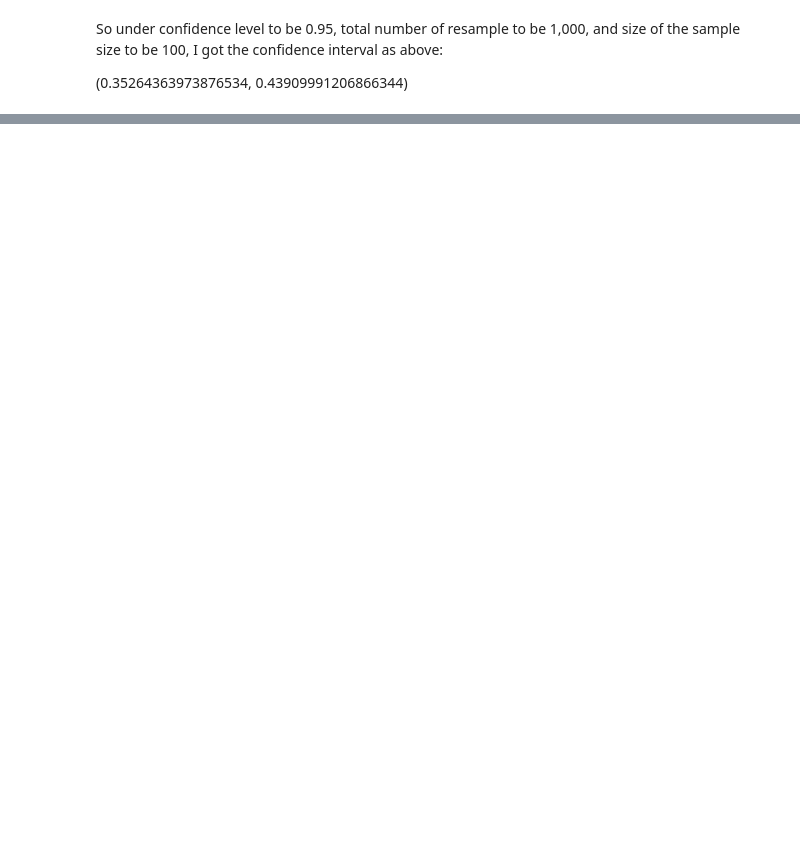
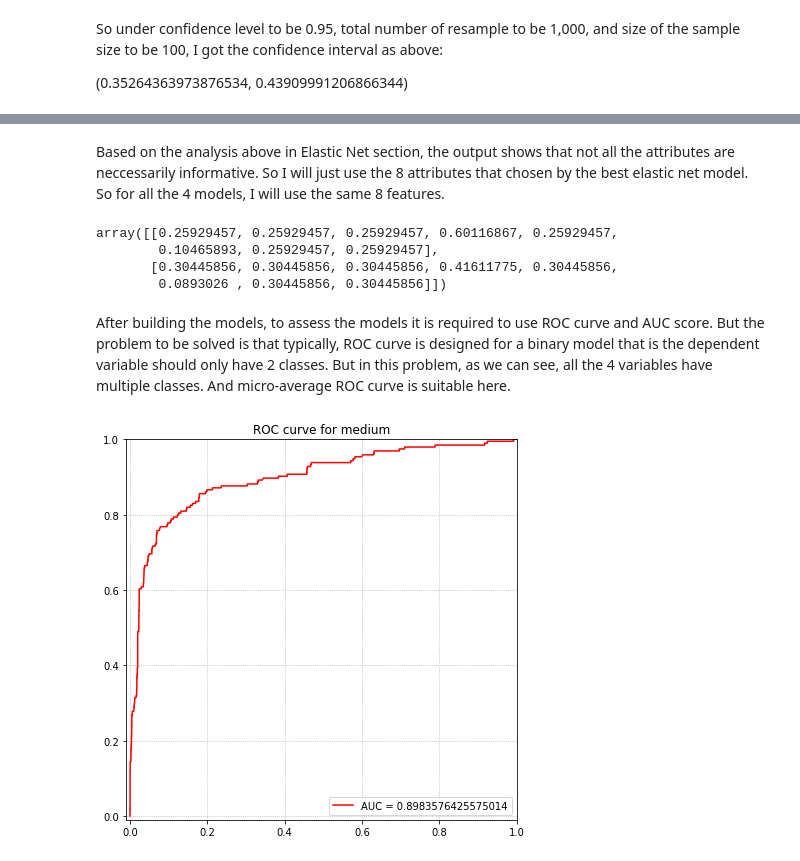
Before and after one commit to RyanYin04/MachineLearningPractice, a Jupyter notebook: 171ass3/hw3.ipynb, the cells around one changed output, grey strips where cells are left out. Saved outputs shown, nothing was run; the diff lists cells and outputs as text; code cells hidden in the pictures; blank space fills up the shorter version.

Commit message:
ROC curve for multi-class

```diff
--- a/171ass3/hw3.ipynb
+++ b/171ass3/hw3.ipynb
@@ -96,7 +97,7 @@ class myEnet():
         '''
         Get the indices of the informative attributes.
         '''
-        return np.where(self._model.coef_ != 0)
+        return list(np.where(self._model.coef_ != 0)[0])
 
     def bootstrapPred(self,x, y, x_pred, n_samples = 1000, alpha = 0.05, iters = 100)-> list:
         '''
@@ -199,0 +207,49 @@ So under confidence level to be 0.95, total number of resample to be 1,000, and
+# %%
+## The four dependent variables to be predicted.
+strain = bac.Strain
+medium = bac.Medium
+evrn  = bac.Stress
+gene = bac.GenePerturbed
+# %% [markdown]
+Based on the analysis above in Elastic Net section, the output shows that not all the attributes are neccessarily informative. So I will just use the 8 attributes that chosen by the best elastic net model. So for all the 4 models, I will use the same 8 features.
+# %%
+# Get the eight predictors.
+x_compressed = np.asarray(x.iloc[:, list(enet.get_index_attributes())])
+x_compressed[1:3, :]
+# %% [output]
+array([[0.25929457, 0.25929457, 0.25929457, 0.60116867, 0.25929457,
+        0.10465893, 0.25929457, 0.25929457],
+       [0.30445856, 0.30445856, 0.30445856, 0.41611775, 0.30445856,
+        0.0893026 , 0.30445856, 0.30445856]])
+# %%
+# Create the four SVM classifiers..
+smodel = svm.SVC(gamma = 'auto', random_state = 256, probability=True)
+mmodel = svm.SVC(gamma = 'auto', random_state = 256, probability=True)
+emodel = svm.SVC(gamma = 'auto', random_state = 256, probability=True)
+gmodel = svm.SVC(gamma = 'auto', random_state = 256, probability=True)
+
+# # Fit the models using corresponding response.
+# for model, yy in zip([smodel, mmodel, emodel, gmodel], [strain, medium, evrn, gene]):
+#     model.fit(x_compressed, yy)
+#     print(model)
+# %% [markdown]
+After building the models, to assess the models it is required to use ROC curve and AUC score. But the problem to be solved is that typically, ROC curve is designed for a binary model that is the dependent variable should only have 2 classes. But in this problem, as we can see, all the 4 variables have multiple classes. And micro-average ROC curve is suitable here.
+# %%
+from sklearn.preprocessing import label_binarize
+medium_bi = label_binarize(medium, classes = np.unique(medium))
+mmodel.fit(x_compressed, medium)
+medium_scores = mmodel.predict_proba(x_compressed)
+fpr, tpr, threshold = roc_curve(medium_bi.ravel(), medium_scores.ravel())
+auc_ = auc(fpr, tpr)
+auc_
+## Visualize the ROC curve
+plt.figure(figsize= (7,7))
+plt.plot(fpr, tpr, 'r', label = 'AUC = {}'.format(auc_))
+plt.xlim((-.01, 1))
+plt.ylim((-.01,1))
+plt.grid(b = True, ls = ':')
+plt.legend(loc = 'lower right')
+plt.title('ROC curve for {}'.format('medium'))
+plt.show()
+# %% [output]
+[figure, added]
```
Also changed, not shown: parts of 11 cells of this notebook.
